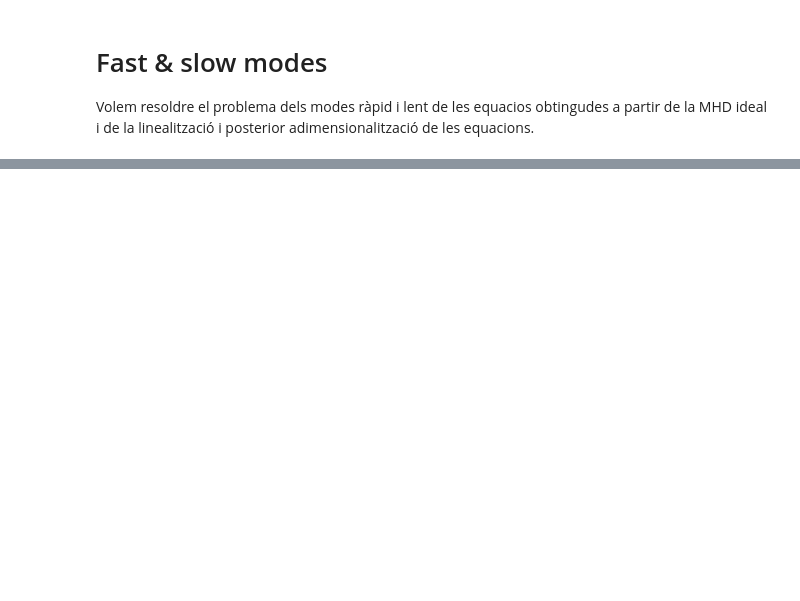
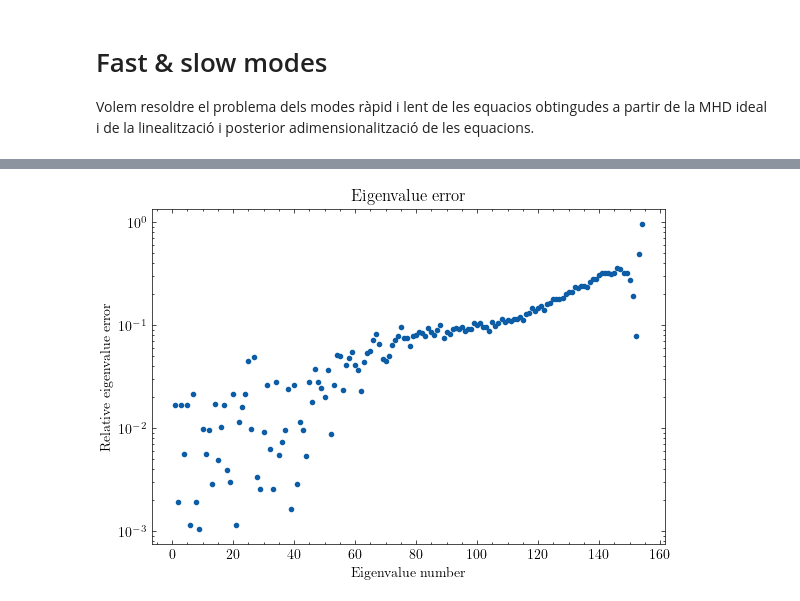
Before and after one commit to JoanRibotOliver/TFG, a Jupyter notebook: Fast & slow modes.ipynb, the cells around one changed output, grey strips where cells are left out. Saved outputs shown, nothing was run; the diff lists cells and outputs as text; code cells hidden in the pictures; blank space fills up the shorter version.

```diff
--- a/Fast & slow modes.ipynb
+++ b/Fast & slow modes.ipynb
@@ -53,13 +53,17 @@ def get_eigenvalues(Nevals):
 
         Nsol = exact_soln.size
         omega0 = omega0 + omega_step
-    print('exact_soln ', exact_soln[0:5])
+#    print('exact_soln ', exact_soln[0:5])
 #    print('exact_soln**2 ', exact_soln**2)
     print()
     return exact_soln
 
+# Crec que la sol2 no està fent res perque els valors de vA2 són molt més grans que els de c2...
+
 # En el cas de kz = 0 hauríem de recuperar els resultats de la corda amb densitat variable!
 # No ens serveix si kz != 0...
+
+
 
 
 
@@ -211,24 +215,49 @@ evals = np.sqrt(evals)
 # Get the first (i.e. positive) Nevals eigenvalues.
 Nevals = np.rint(Nx*1.2).astype(int)
 exact_soln = get_eigenvalues(Nevals)
-n = 1 + np.arange(evals.size)
+#n = 1 + np.arange(evals.size)
 # true_evals = (n * np.pi / 2*xmax)**2 # vàlid per densitat constant
 true_evals = exact_soln[0:evals.size]
 
-print('evals size', evals.size, "Evals", evals)
-print("true_evals size ", true_evals.size, "True Evals", true_evals)
-
-relative_error = np.abs(evals - true_evals) / true_evals
+print('evals size', evals.size)
+#print("Evals", evals)
+print("true_evals size ", true_evals.size)
+#print("True Evals", true_evals)
 
 # Agafam la part real per fer un print més net
 evals = evals.real
+evals = evals[:true_evals.size]
 print("First 5 Eigenvalues (sqrt):", evals[:5])
 print("First 5 True eigenvalues:", true_evals[:5])
+
+n = 1 + np.arange(evals.size)
+
+# Els primers autovalors són molt semblants però hi ha un moment que true_evals s'atura de calcular i evals continua creixent.
+# Per tant el problema estriba en quan true_evals deixa de contar els autovalors reals...
+# Lo que he de fer és que talli més enfora... just al mateix tamany que evals, que es suposa que ho feia. Al manco per 1 eq...
+
+
+# Una altra alternativa, que no sé fins a quin punt és vàlida però diria que ho és, és quedar-me amb els primers autovalors i autofuncions
+# No deu ser vàlida perquè les autofuncions els autovalors de les quals es representen no són directament els 5 primers... són devers el 100 i pico
+# Anyways prova-ho mem que surt!
+
+relative_error = np.abs(evals - true_evals) / true_evals
 print("Relative error:", relative_error[:5])
 
 
 
 """ Plot """
+# Plot error
+plt.figure(figsize=(6, 4))
+plt.semilogy(n, relative_error, '.')
+plt.xlabel("Eigenvalue number")
+plt.ylabel("Relative eigenvalue error")
+plt.tight_layout()
+plt.title("Eigenvalue error")
+#plt.savefig("eigenvalue_error.pdf")
+#plt.savefig("eigenvalue_error.png", dpi=200)
+
+
 # Plot real part of v10x
 plt.figure(figsize=(6, 4))
 x = dist.local_grid(xbasis) # no acab d'entendre perquè es repeteix el domini... per si l'has tuneat penmig maybe
@@ -261,7 +290,7 @@ for n, idx in enumerate(np.argsort(solver.eigenvalues)[:4], start=1):
 
     ui = u['g'].imag
     if np.max(np.abs(ui)) != 0:  # Avoid division by zero
-        ui /= np.max(np.abs(ug)) # Normalitzam per la part real (ug), que és molt major i no ens resulta en la mateixa autofunció
+        ui /= np.max(np.abs(ui)) # Normalitzam per la part real (ug), que és molt major i no ens resulta en la mateixa autofunció
 
     plt.plot(x, ui, label=f"n={n}")
 
@@ -281,26 +310,50 @@ plt.tight_layout()
 # plt.savefig("imag_eigenvectors.png", dpi=200)
 
 
-
-# Plot real part
+# Plot real part of v10z
 plt.figure(figsize=(6, 4))
 x = dist.local_grid(xbasis)
 for n, idx in enumerate(np.argsort(solver.eigenvalues)[:4], start=1):
     solver.set_state(idx, solver.subsystems[0])
-    wg = (w['g'] / w['g'][1]).real
-    plt.plot(x, wg/np.max(np.abs(wg)), label=f"n={n}")
+    #wg = (w['g'] / w['g'][1]).real
+    wg = w['g'].real
+    if np.max(np.abs(wg)) != 0:  # Avoid division by zero
+        wg /= np.max(np.abs(wg))
+    plt.plot(x, wg, label=f"n={n}")
+    #plt.plot(x, wg/np.max(np.abs(wg)), label=f"n={n}")
 plt.xlim(-1, 1)
 plt.legend(loc="lower right", frameon=True)
 plt.ylabel(r"Mode structure")
-plt.xlabel(r"x")
+plt.xlabel(r"z")
 plt.title("Real part of v_10z")
+plt.tight_layout()
+# plt.savefig("eigenvectors.pdf")
+# plt.savefig("eigenvectors.png", dpi=200)
+
+# Plot real part of v10z
+plt.figure(figsize=(6, 4))
+x = dist.local_grid(xbasis)
+for n, idx in enumerate(np.argsort(solver.eigenvalues)[:4], start=1):
+    solver.set_state(idx, solver.subsystems[0])
+    wi = u['g'].imag
+    if np.max(np.abs(wi)) != 0:  # Avoid division by zero
+        wi /= np.max(np.abs(wi)) # Normalitzam per la part real (wg), que és molt major i no ens resulta en la mateixa autofunció
+
+    plt.plot(x, wi, label=f"n={n}")
+
+    #plt.plot(x, wi/np.max(np.abs(wg)), label=f"n={n}")
+plt.xlim(-1, 1)
+plt.legend(loc="lower right", frameon=True)
+plt.ylabel(r"Mode structure")
+plt.xlabel(r"z")
+plt.title("Imaginary part of v_10z")
 plt.tight_layout()
 # plt.savefig("eigenvectors.pdf")
 # plt.savefig("eigenvectors.png", dpi=200)
 
 
 # A l'hora de representar la part real de les autofuncions has de tenir clar que la velocitat u és en la direcció x i la w en z. També que v10x és imaginària i v10z és real.
-# A més, el que es representa és la velocitat, no la corda en sí. Llavors un node implica velocitat nul·la, llavors aquell punt no es mou.
+# A més, el que es representa és la velocitat, no la corda en sí. Llavors un node implica velocitat nul·la: aquell punt no es mou.
 # Els màxims i mínims són els punts on la velocitat és màxima, no és que la corda es deformi amb aquella forma.
 # %% [output]
 Number of unknowns: 6
@@ -323,0 +372 @@ ValueError: operands could not be broadcast together with shapes (252,) (154,)
+[figure, added]
```
Also changed, not shown: parts of 1 cell of this notebook, 2 other files.
